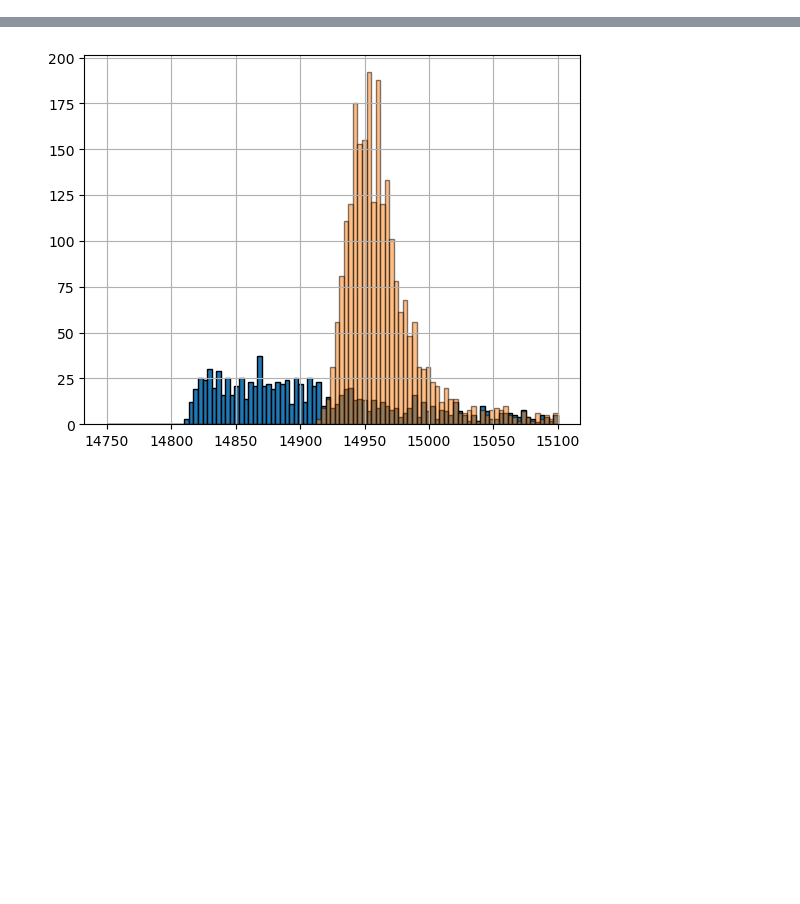
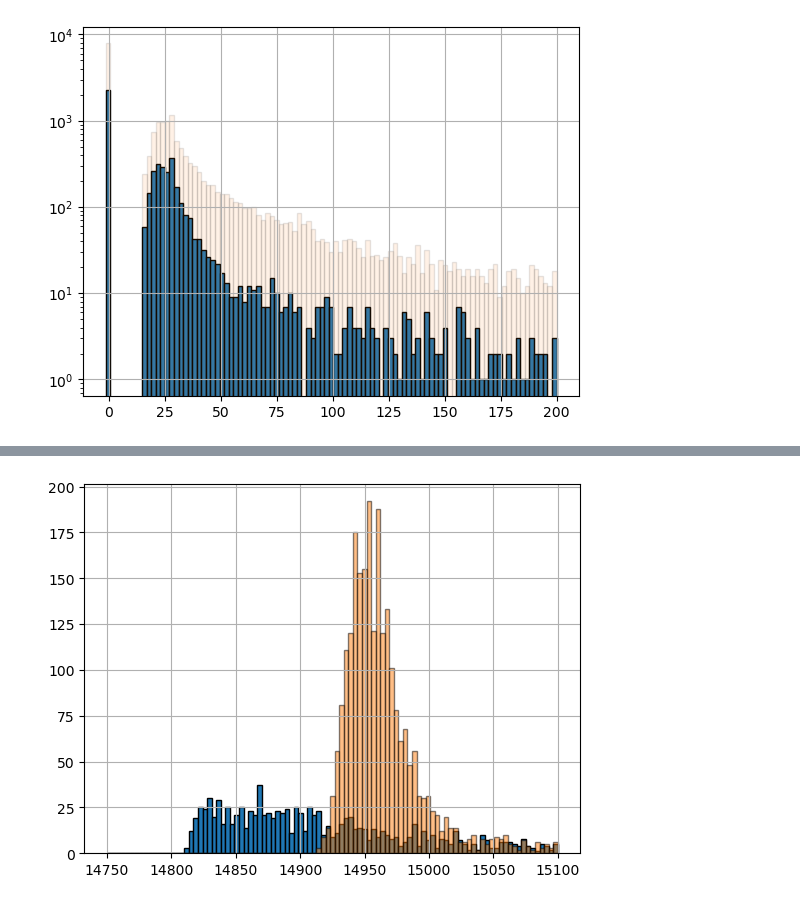
Before and after one commit to burmist-git/DBscan_on_simtel_data, a Jupyter notebook: stereo_rates.ipynb, the cells around one changed output, grey strips where cells are left out. Cells and saved outputs as stored; diff of their text form; code cells hidden in the pictures; blank space fills up the shorter version.

```diff
--- a/stereo_rates.ipynb
+++ b/stereo_rates.ipynb
@@ -21,0 +49,13 @@ df_268MHz = pd.read_csv('../scratch/simtel_data/proton_st_NSB268MHz/npe/corsika_
+# %%
+plt.hist(df_p['L3_cl_n_points_LST1'].values, bins=np.linspace(-1.50, 200, num=100), edgecolor='black', alpha=1.0)
+plt.hist(df_g['L3_cl_n_points_LST1'].values, bins=np.linspace(-1.50, 200, num=100), edgecolor='black', alpha=0.1)
+#df_g_t[df_g_t['n_pe']>10]['energy'].hist(bins=100,grid=True)
+#plt.xlabel('energy, TeV')
+#plt.ylabel('')
+#plt.title('energy')
+plt.yscale('log')  # Set y-axis to logarithmic scale
+plt.grid(True)
+# Show the plot
+plt.show()
+# %% [output]
+[figure, added]
```
Also changed, not shown: parts of 6 cells of this notebook, 6 other files.
